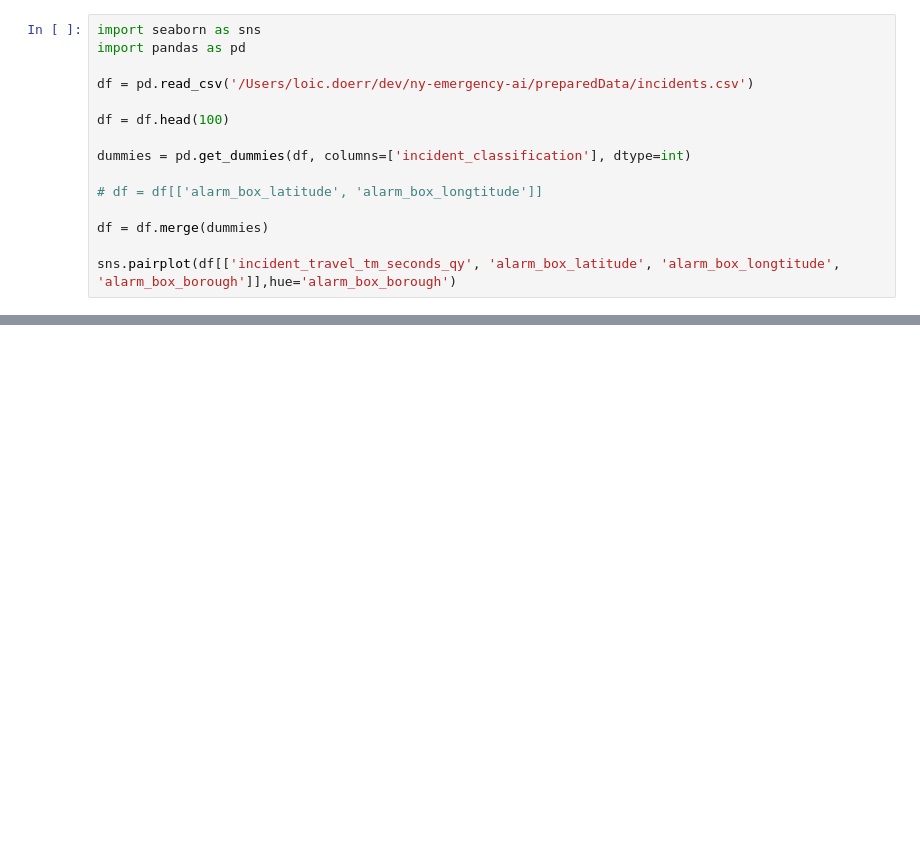
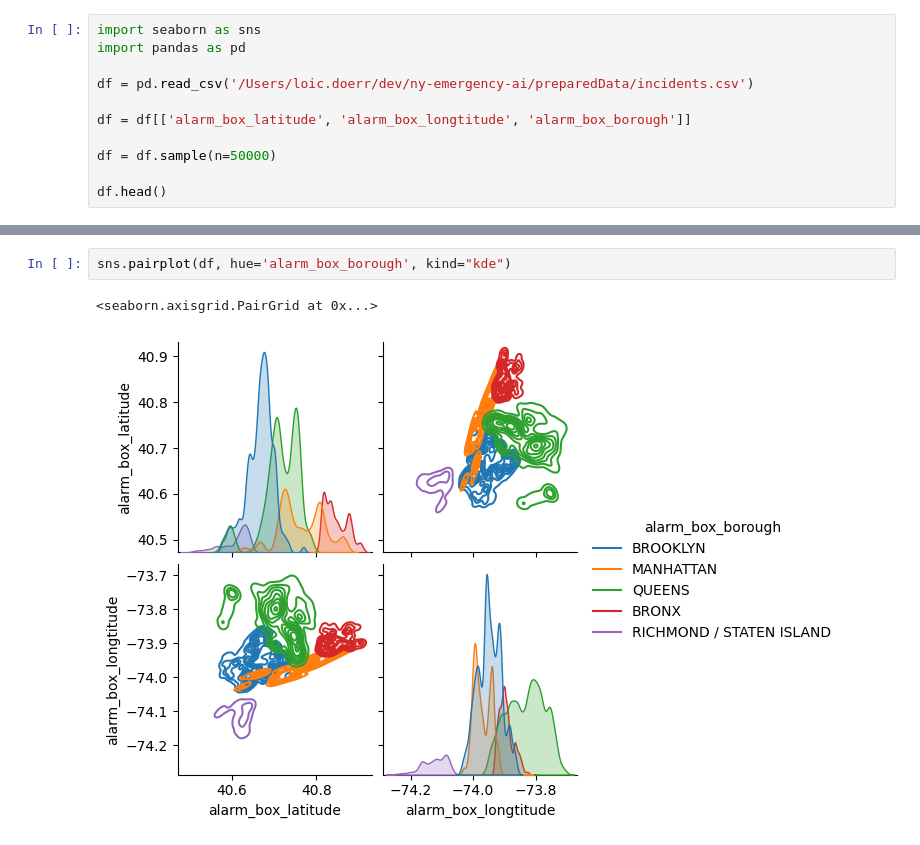
Before and after one commit to loiicd/ny-emergency-ai, a Jupyter notebook: analytics/correlation.ipynb, the cells around one changed output, grey strips where cells are left out. Cells and saved outputs as stored; diff of their text form; blank space fills up the shorter version.

```diff
--- a/analytics/correlation.ipynb
+++ b/analytics/correlation.ipynb
@@ -4,13 +4,9 @@ import pandas as pd
 
 df = pd.read_csv('/Users/loic.doerr/dev/ny-emergency-ai/preparedData/incidents.csv')
 
-df = df.head(100)
+df = df[['alarm_box_latitude', 'alarm_box_longtitude', 'alarm_box_borough']]
 
-dummies = pd.get_dummies(df, columns=['incident_classification'], dtype=int)
+df = df.sample(n=50000)
 
-# df = df[['alarm_box_latitude', 'alarm_box_longtitude']]
-
-df = df.merge(dummies)
-
-sns.pairplot(df[['incident_travel_tm_seconds_qy', 'alarm_box_latitude', 'alarm_box_longtitude', 'alarm_box_borough']],hue='alarm_box_borough')
+df.head()
 # %% [output]
@@ -18,0 +30,5 @@ sns.pairplot(df[['incident_travel_tm_seconds_qy', 'alarm_box_latitude', 'alarm_b
+# %%
+sns.pairplot(df, hue='alarm_box_borough', kind="kde")
+# %% [output]
+<seaborn.axisgrid.PairGrid at 0x...>
+[figure, added]
```
Also changed, not shown: parts of 3 cells of this notebook, 10 other files.
